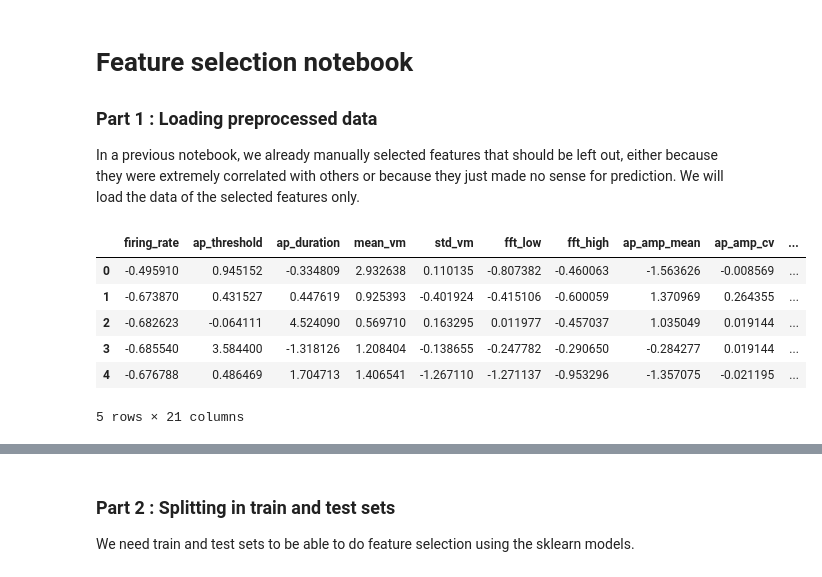
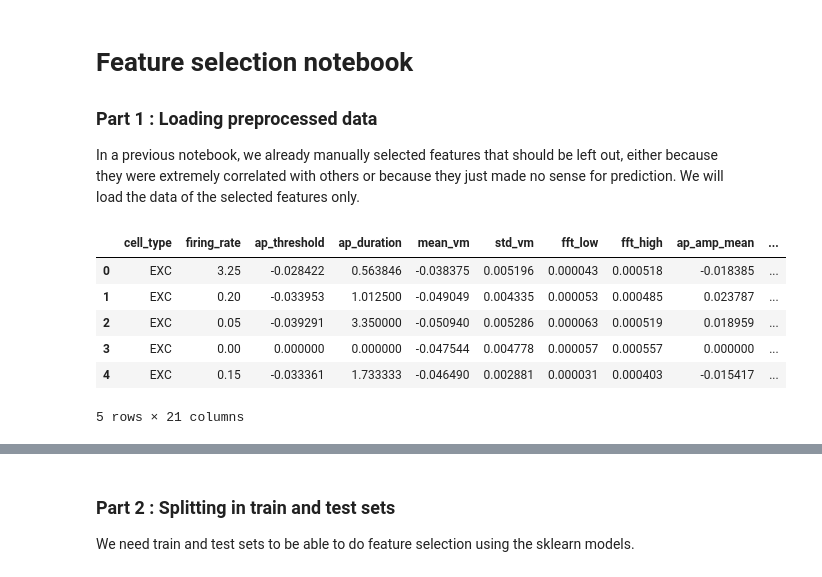
Before and after one commit to mariscoglio/bio482_cell_classifier, a Jupyter notebook: feature_selection.ipynb, the cells around one changed output, grey strips where cells are left out. Saved outputs shown, nothing was run; the diff lists cells and outputs as text; code cells hidden in the pictures.

```diff
--- a/feature_selection.ipynb
+++ b/feature_selection.ipynb
@@ -43,13 +43,13 @@ warnings.simplefilter(action='ignore', category=FutureWarning)
 In a previous notebook, we already manually selected features that should be left out, either because they were extremely correlated with others or because they just made no sense for prediction. We will load the data of the selected features only.
 # %%
 # Load from csv file
-data = pd.read_csv("data_ohe_scaled_constant_free_filled_new.csv")
+data = pd.read_csv("raw_predictors.csv")
 data.head()
 # %% [output]
-|  | firing_rate | ap_threshold | ap_duration | mean_vm | std_vm | fft_low | fft_high | ap_amp_mean | ap_amp_cv | ... |
-| 0 | -0.495910 | 0.945152 | -0.334809 | 2.932638 | 0.110135 | -0.807382 | -0.460063 | -1.563626 | -0.008569 | ... |
-| 1 | -0.673870 | 0.431527 | 0.447619 | 0.925393 | -0.401924 | -0.415106 | -0.600059 | 1.370969 | 0.264355 | ... |
-| 2 | -0.682623 | -0.064111 | 4.524090 | 0.569710 | 0.163295 | 0.011977 | -0.457037 | 1.035049 | 0.019144 | ... |
-| 3 | -0.685540 | 3.584400 | -1.318126 | 1.208404 | -0.138655 | -0.247782 | -0.290650 | -0.284277 | 0.019144 | ... |
-| 4 | -0.676788 | 0.486469 | 1.704713 | 1.406541 | -1.267110 | -1.271137 | -0.953296 | -1.357075 | -0.021195 | ... |
+|  | cell_type | firing_rate | ap_threshold | ap_duration | mean_vm | std_vm | fft_low | fft_high | ap_amp_mean | ... |
+| 0 | EXC | 3.25 | -0.028422 | 0.563846 | -0.038375 | 0.005196 | 0.000043 | 0.000518 | -0.018385 | ... |
+| 1 | EXC | 0.20 | -0.033953 | 1.012500 | -0.049049 | 0.004335 | 0.000053 | 0.000485 | 0.023787 | ... |
+| 2 | EXC | 0.05 | -0.039291 | 3.350000 | -0.050940 | 0.005286 | 0.000063 | 0.000519 | 0.018959 | ... |
+| 3 | EXC | 0.00 | 0.000000 | 0.000000 | -0.047544 | 0.004778 | 0.000057 | 0.000557 | 0.000000 | ... |
+| 4 | EXC | 0.15 | -0.033361 | 1.733333 | -0.046490 | 0.002881 | 0.000031 | 0.000403 | -0.015417 | ... |
 5 rows × 21 columns
```
Also changed, not shown: parts of 1 cell of this notebook, 1 other file.
